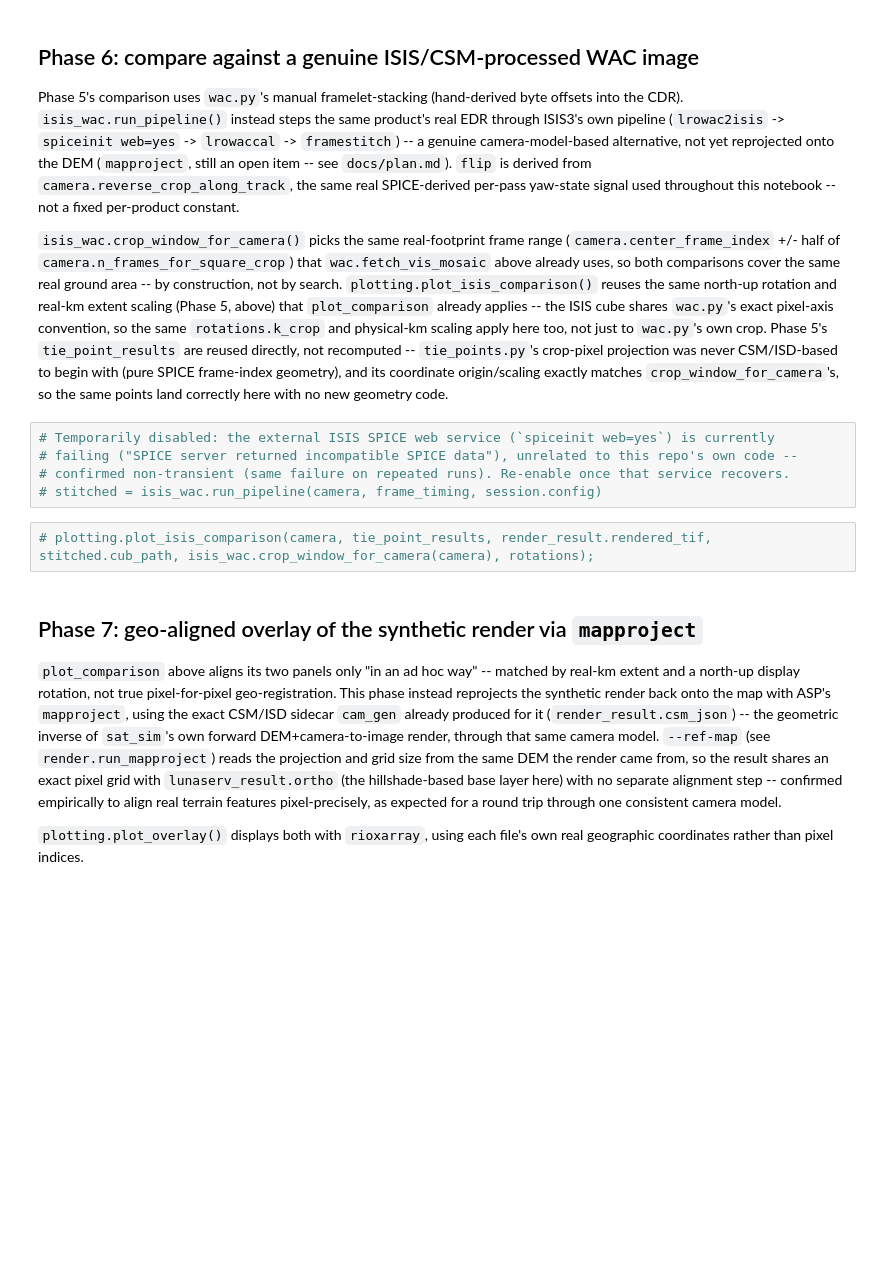
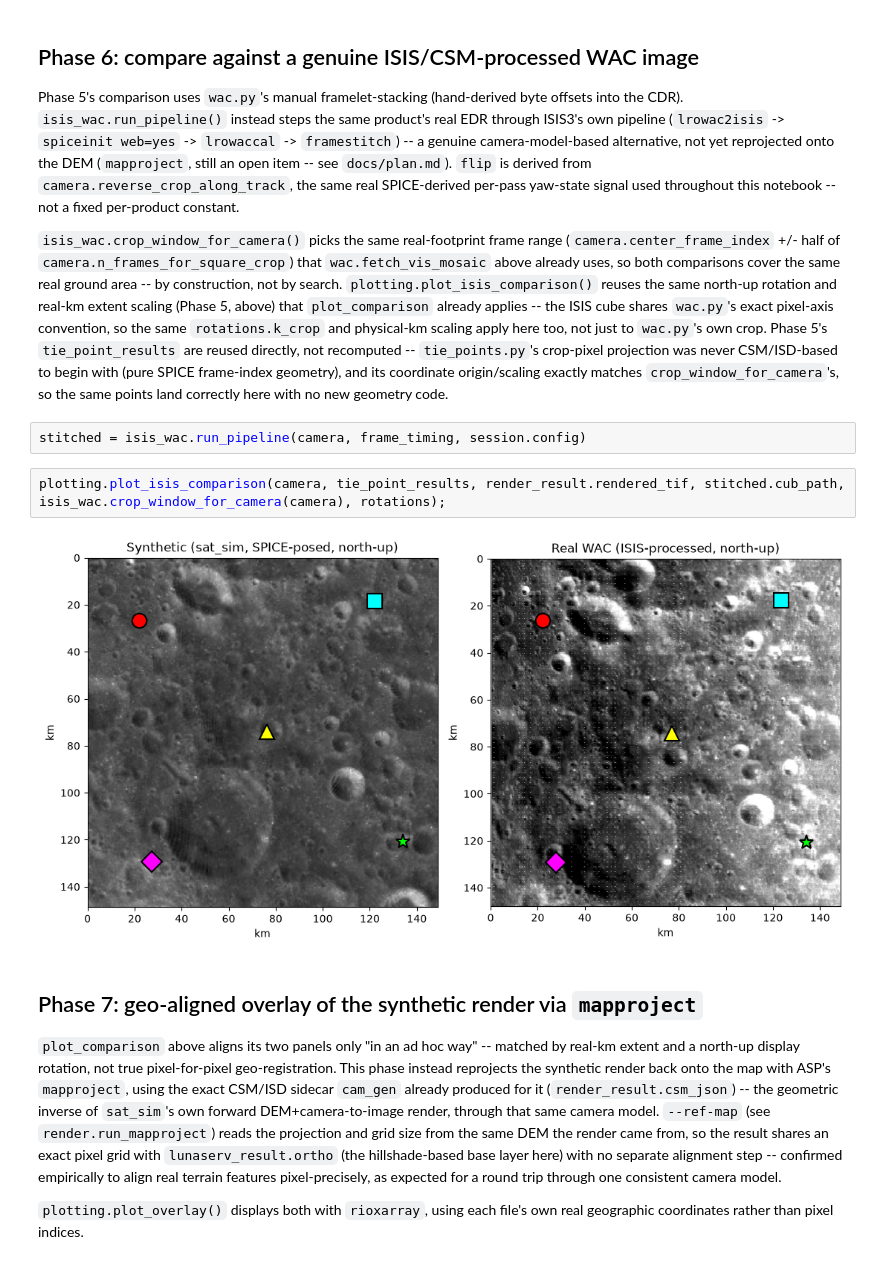
Before and after one commit to trey0/trntest, a Jupyter notebook: notebooks/lunar_sat_sim_demo.ipynb, the cells around one changed output. Cells and saved outputs as stored; diff of their text form; blank space fills up the shorter version.

```diff
--- a/notebooks/lunar_sat_sim_demo.ipynb
+++ b/notebooks/lunar_sat_sim_demo.ipynb
@@ -178,13 +176,12 @@ plotting.plot_comparison(camera, tie_point_results, vis_mosaic, rotations, rende
 Phase 5's comparison uses `wac.py`'s manual framelet-stacking (hand-derived byte offsets into the CDR). `isis_wac.run_pipeline()` instead steps the same product's real EDR through ISIS3's own pipeline (`lrowac2isis` -> `spiceinit web=yes` -> `lrowaccal` -> `framestitch`) -- a genuine camera-model-based alternative, not yet reprojected onto the DEM (`mapproject`, still an open item -- see `docs/plan.md`). `flip` is derived from `camera.reverse_crop_along_track`, the same real SPICE-derived per-pass yaw-state signal used throughout this notebook -- not a fixed per-product constant.
 
 `isis_wac.crop_window_for_camera()` picks the same real-footprint frame range (`camera.center_frame_index` +/- half of `camera.n_frames_for_square_crop`) that `wac.fetch_vis_mosaic` above already uses, so both comparisons cover the same real ground area -- by construction, not by search. `plotting.plot_isis_comparison()` reuses the same north-up rotation and real-km extent scaling (Phase 5, above) that `plot_comparison` already applies -- the ISIS cube shares `wac.py`'s exact pixel-axis convention, so the same `rotations.k_crop` and physical-km scaling apply here too, not just to `wac.py`'s own crop. Phase 5's `tie_point_results` are reused directly, not recomputed -- `tie_points.py`'s crop-pixel projection was never CSM/ISD-based to begin with (pure SPICE frame-index geometry), and its coordinate origin/scaling exactly matches `crop_window_for_camera`'s, so the same points land correctly here with no new geometry code.
-# %%
-# Temporarily disabled: the external ISIS SPICE web service (`spiceinit web=yes`) is currently
-# failing ("SPICE server returned incompatible SPICE data"), unrelated to this repo's own code --
-# confirmed non-transient (same failure on repeated runs). Re-enable once that service recovers.
-# stitched = isis_wac.run_pipeline(camera, frame_timing, session.config)
+# %%
+stitched = isis_wac.run_pipeline(camera, frame_timing, session.config)
 # %%
-# plotting.plot_isis_comparison(camera, tie_point_results, render_result.rendered_tif, stitched.cub_path, isis_wac.crop_window_for_camera(camera), rotations);
+plotting.plot_isis_comparison(camera, tie_point_results, render_result.rendered_tif, stitched.cub_path, isis_wac.crop_window_for_camera(camera), rotations);
+# %% [output]
+[figure, added]
 # %% [markdown]
 ## Phase 7: geo-aligned overlay of the synthetic render via `mapproject`
 
```
Also changed, not shown: parts of 1 cell of this notebook, 2 other files.
